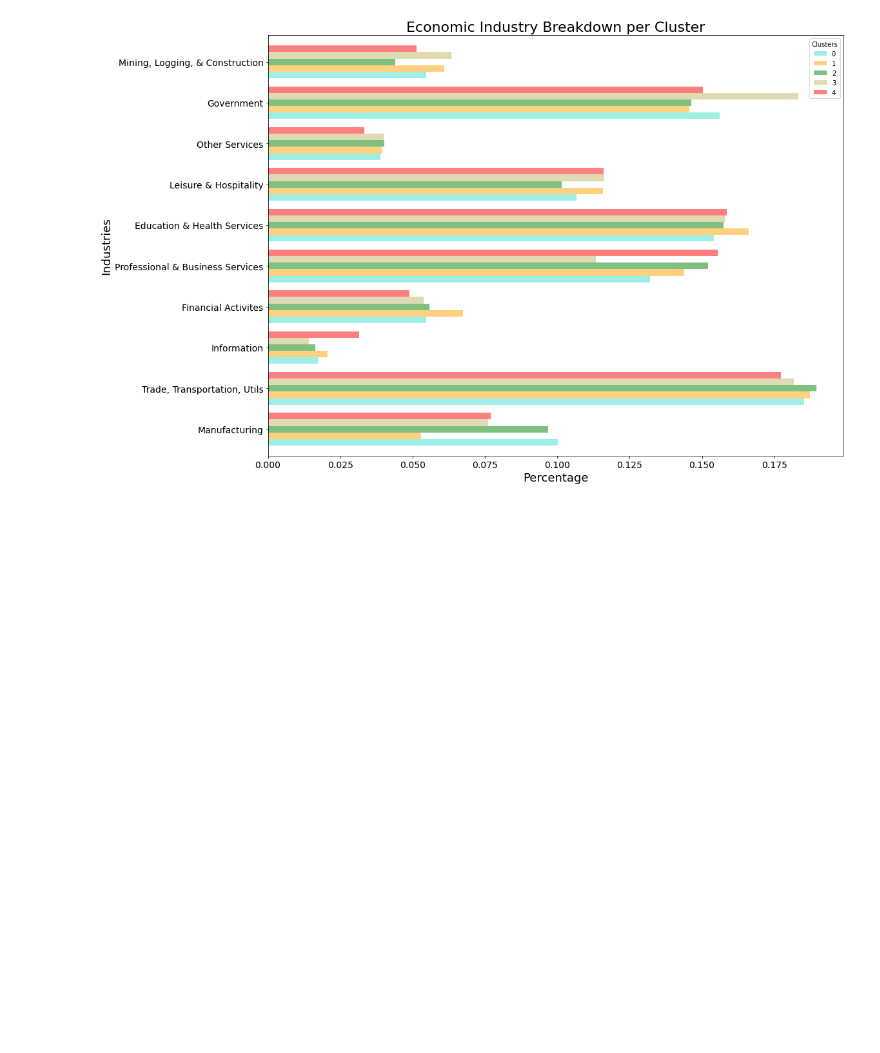
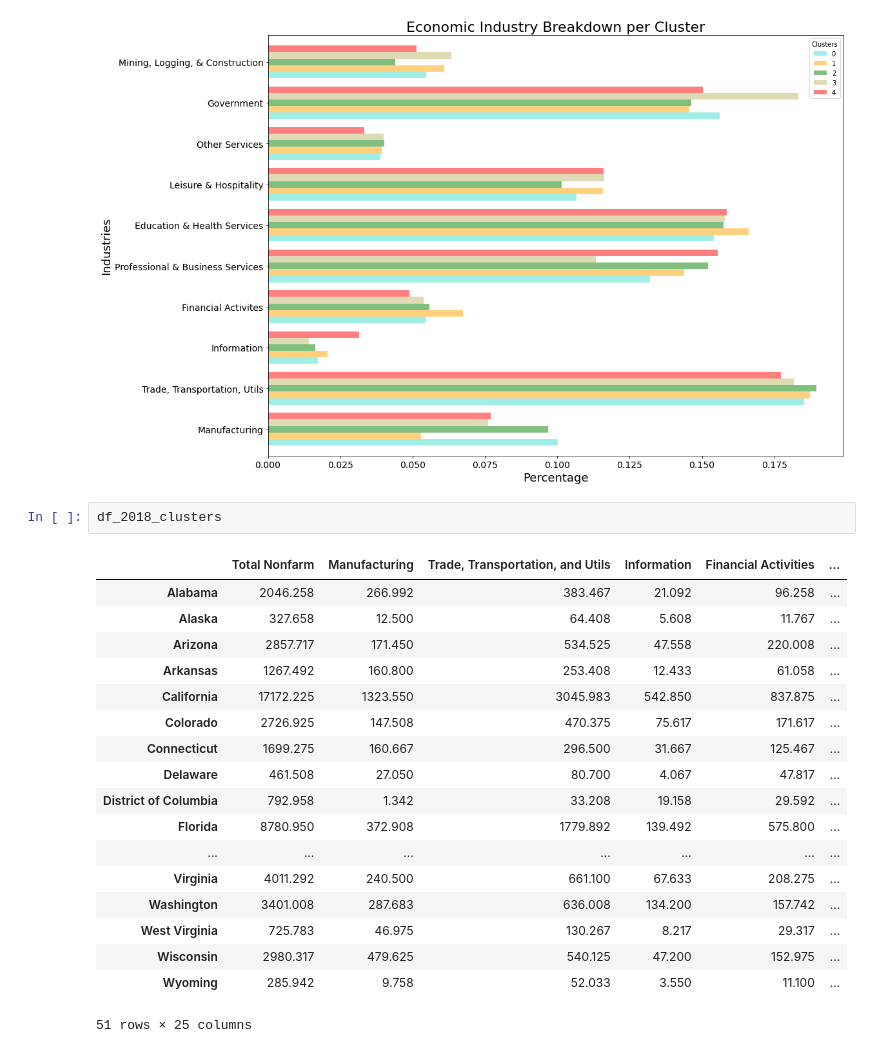
Before and after one commit to dancosta154/Social_Impact_Clustering, a Jupyter notebook: 01 - Clustering.ipynb, the cells around one changed output. Drawn from its saved outputs; the diff is of its cells as text; blank space fills up the shorter version.

```diff
--- a/01 - Clustering.ipynb
+++ b/01 - Clustering.ipynb
@@ -391,3 +391,24 @@ plt.ylabel('Industries', fontsize = '18');
 plt.legend(title = 'Clusters');
 # %% [output]
 [figure]
+# %%
+df_2018_clusters
+# %% [output]
+|  | Total Nonfarm | Manufacturing | Trade, Transportation, and Utils | Information | Financial Activities | ... |
+| Alabama | 2046.258 | 266.992 | 383.467 | 21.092 | 96.258 | ... |
+| Alaska | 327.658 | 12.500 | 64.408 | 5.608 | 11.767 | ... |
+| Arizona | 2857.717 | 171.450 | 534.525 | 47.558 | 220.008 | ... |
+| Arkansas | 1267.492 | 160.800 | 253.408 | 12.433 | 61.058 | ... |
+| California | 17172.225 | 1323.550 | 3045.983 | 542.850 | 837.875 | ... |
+| Colorado | 2726.925 | 147.508 | 470.375 | 75.617 | 171.617 | ... |
+| Connecticut | 1699.275 | 160.667 | 296.500 | 31.667 | 125.467 | ... |
+| Delaware | 461.508 | 27.050 | 80.700 | 4.067 | 47.817 | ... |
+| District of Columbia | 792.958 | 1.342 | 33.208 | 19.158 | 29.592 | ... |
+| Florida | 8780.950 | 372.908 | 1779.892 | 139.492 | 575.800 | ... |
+| ... | ... | ... | ... | ... | ... | ... |
+| Virginia | 4011.292 | 240.500 | 661.100 | 67.633 | 208.275 | ... |
+| Washington | 3401.008 | 287.683 | 636.008 | 134.200 | 157.742 | ... |
+| West Virginia | 725.783 | 46.975 | 130.267 | 8.217 | 29.317 | ... |
+| Wisconsin | 2980.317 | 479.625 | 540.125 | 47.200 | 152.975 | ... |
+| Wyoming | 285.942 | 9.758 | 52.033 | 3.550 | 11.100 | ... |
+51 rows × 25 columns
```
Also changed, not shown: parts of 3 cells of this notebook, 2 other files.
